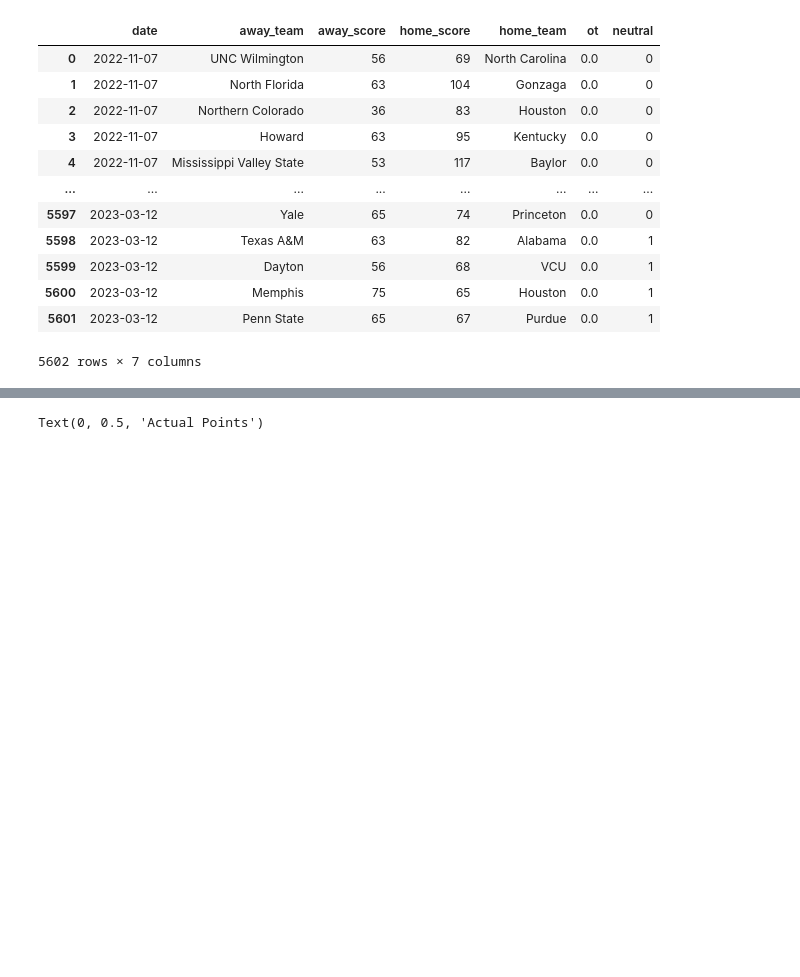
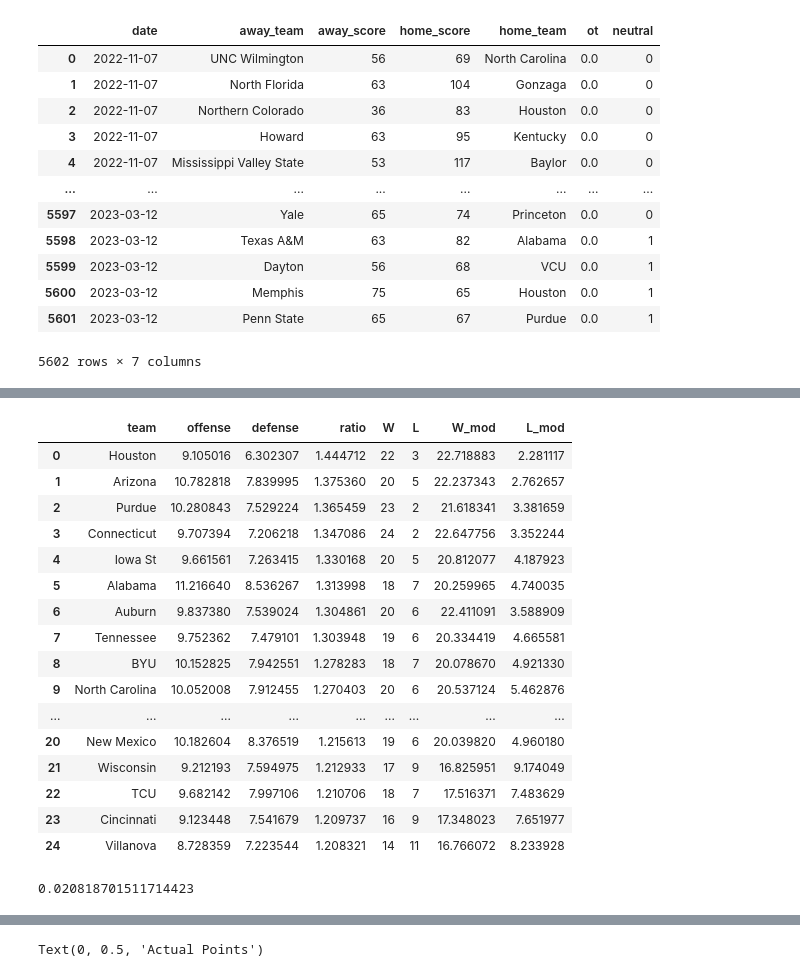
Before and after one commit to daviderics/Basketball-Model, a Jupyter notebook: bball_modeler.ipynb, the cells around one changed output, grey strips where cells are left out. Drawn from its saved outputs; the diff is of its cells as text; code cells hidden in the pictures; blank space fills up the shorter version.

```diff
--- a/bball_modeler.ipynb
+++ b/bball_modeler.ipynb
@@ -991,0 +1068,48 @@ def fit_parameters_correl(game_data,
+# %%
+par_dict_m['ratio'] = par_dict_m['offense'] / par_dict_m['defense']
+# %%
+par_dict_m.sort_values(by='ratio', ascending=False, inplace=True)
+# %%
+par_dict_m.reset_index(drop=True, inplace=True)
+# %%
+par_dict_m['W'] = [np.sum(games_model_m.loc[games_model_m['home_team']==tm,'home_score'] > \
+                          games_model_m.loc[games_model_m['home_team']==tm,'away_score']) + \
+                   np.sum(games_model_m.loc[games_model_m['away_team']==tm,'away_score'] > \
+                          games_model_m.loc[games_model_m['away_team']==tm,'home_score']) \
+                   for tm in par_dict_m['team']]
+
+par_dict_m['L'] = [np.sum(games_model_m.loc[games_model_m['home_team']==tm,'away_score'] > \
+                          games_model_m.loc[games_model_m['home_team']==tm,'home_score']) + \
+                   np.sum(games_model_m.loc[games_model_m['away_team']==tm,'home_score'] > \
+                          games_model_m.loc[games_model_m['away_team']==tm,'away_score']) \
+                   for tm in par_dict_m['team']]
+
+par_dict_m['W_mod'] = [np.sum(games_model_m.loc[games_model_m['home_team']==tm,'home_win']) + \
+                       np.sum(games_model_m.loc[games_model_m['away_team']==tm,'away_win']) for tm in par_dict_m['team']]
+
+par_dict_m['L_mod'] = [np.sum(games_model_m.loc[games_model_m['home_team']==tm,'away_win']) + \
+                       np.sum(games_model_m.loc[games_model_m['away_team']==tm,'home_win']) for tm in par_dict_m['team']]
+# %%
+par_dict_m[0:25]
+# %% [output]
+|  | team | offense | defense | ratio | W | L | W_mod | L_mod |
+| 0 | Houston | 9.105016 | 6.302307 | 1.444712 | 22 | 3 | 22.718883 | 2.281117 |
+| 1 | Arizona | 10.782818 | 7.839995 | 1.375360 | 20 | 5 | 22.237343 | 2.762657 |
+| 2 | Purdue | 10.280843 | 7.529224 | 1.365459 | 23 | 2 | 21.618341 | 3.381659 |
+| 3 | Connecticut | 9.707394 | 7.206218 | 1.347086 | 24 | 2 | 22.647756 | 3.352244 |
+| 4 | Iowa St | 9.661561 | 7.263415 | 1.330168 | 20 | 5 | 20.812077 | 4.187923 |
+| 5 | Alabama | 11.216640 | 8.536267 | 1.313998 | 18 | 7 | 20.259965 | 4.740035 |
+| 6 | Auburn | 9.837380 | 7.539024 | 1.304861 | 20 | 6 | 22.411091 | 3.588909 |
+| 7 | Tennessee | 9.752362 | 7.479101 | 1.303948 | 19 | 6 | 20.334419 | 4.665581 |
+| 8 | BYU | 10.152825 | 7.942551 | 1.278283 | 18 | 7 | 20.078670 | 4.921330 |
+| 9 | North Carolina | 10.052008 | 7.912455 | 1.270403 | 20 | 6 | 20.537124 | 5.462876 |
+| ... | ... | ... | ... | ... | ... | ... | ... | ... |
+| 20 | New Mexico | 10.182604 | 8.376519 | 1.215613 | 19 | 6 | 20.039820 | 4.960180 |
+| 21 | Wisconsin | 9.212193 | 7.594975 | 1.212933 | 17 | 9 | 16.825951 | 9.174049 |
+| 22 | TCU | 9.682142 | 7.997106 | 1.210706 | 18 | 7 | 17.516371 | 7.483629 |
+| 23 | Cincinnati | 9.123448 | 7.541679 | 1.209737 | 16 | 9 | 17.348023 | 7.651977 |
+| 24 | Villanova | 8.728359 | 7.223544 | 1.208321 | 14 | 11 | 16.766072 | 8.233928 |
+# %%
+h_adv_m
+# %% [output]
+0.020818701511714423
```
Also changed, not shown: parts of 21 cells of this notebook.
